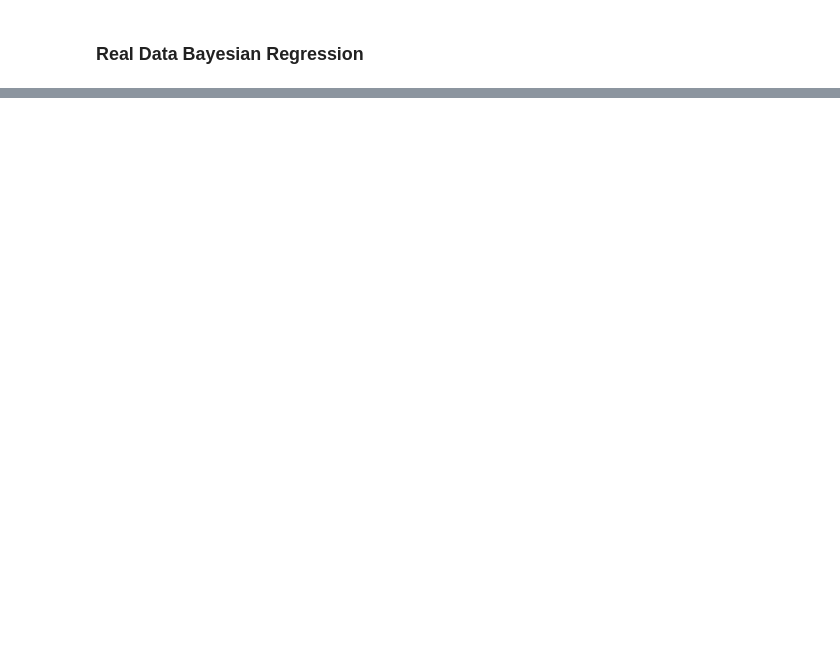
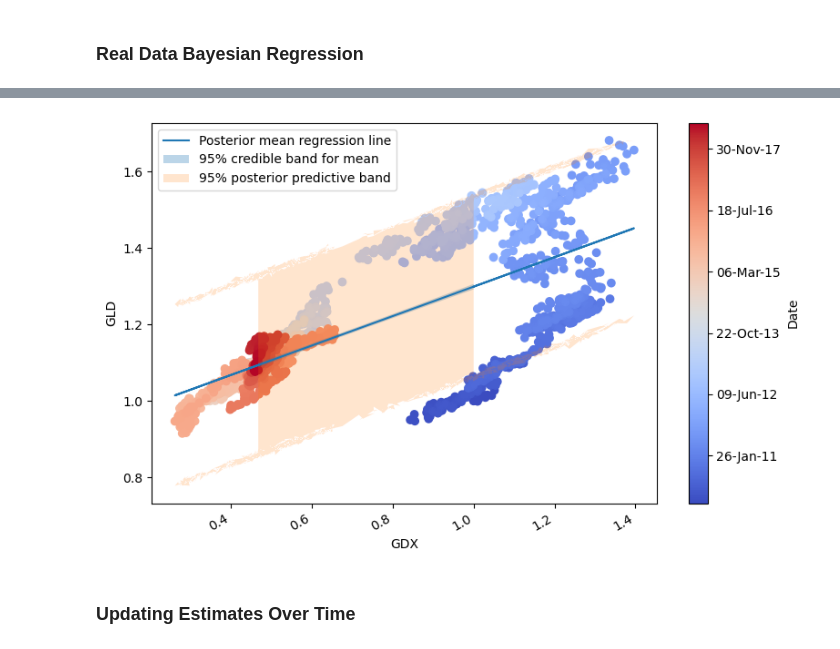
Before and after one commit to giacomoscanavini/quant_finance, a Jupyter notebook: python_for_finance/bayesian_regression.ipynb, the cells around one changed output, grey strips where cells are left out. Drawn from its saved outputs; the diff is of its cells as text; code cells hidden in the pictures; blank space fills up the shorter version.

Commit message:
(NEW) Added bayesian regression on two correlated stocks

```diff
--- a/python_for_finance/bayesian_regression.ipynb
+++ b/python_for_finance/bayesian_regression.ipynb
@@ -149,0 +254,66 @@ plt.show()
+# %%
+posterior_samples = trace["posterior"].to_dataset().stack(sample=("chain", "draw"))
+alpha_samples = posterior_samples["alpha"].values
+beta_samples = posterior_samples["beta"].values
+sigma_samples = posterior_samples["sigma"].values
+# Shape: (n_samples, n_x_points)
+mu_lines = alpha_samples[:, None] + beta_samples[:, None] * x[None, :]
+# Mean regression line
+mu_mean = mu_lines.mean(axis=0)
+# 95% interval for the mean regression line
+# Important: axis=0 means across posterior samples
+mu_hdi = np.quantile(mu_lines, [0.025, 0.975], axis=0).T
+rng = np.random.default_rng(42)
+# Add observation noise sigma
+y_pred_lines = rng.normal(
+    loc=mu_lines,
+    scale=sigma_samples[:, None]
+)
+# 95% posterior predictive interval
+y_pred_hdi = np.quantile(y_pred_lines, [0.025, 0.975], axis=0).T
+
+
+x = data['GDX'].values
+y = data['GLD'].values
+
+
+fig, ax = plt.subplots(1, 1, figsize=(8, 5))
+sc = ax.scatter(
+    data["GDX"],
+    data["GLD"],
+    marker="o",
+    c=dates_num,
+    cmap="coolwarm"
+)
+
+ax.plot(x, mu_mean, label="Posterior mean regression line")
+ax.fill_between(
+    x,
+    mu_hdi[:, 0],
+    mu_hdi[:, 1],
+    alpha=0.3,
+    label="95% credible band for mean"
+)
+ax.fill_between(
+    x,
+    y_pred_hdi[:, 0],
+    y_pred_hdi[:, 1],
+    alpha=0.2,
+    label="95% posterior predictive band"
+)
+
+ax.set_xlabel("GDX")
+ax.set_ylabel("GLD")
+# Add colorbar
+cbar = fig.colorbar(sc, ax=ax)
+cbar.set_label("Date")
+# Format colorbar ticks as dates
+cbar.ax.yaxis.set_major_formatter(mdates.DateFormatter("%d-%b-%y"))
+fig.autofmt_xdate()
+plt.legend()
+plt.tight_layout()
+plt.show()
+# %% [output]
+[figure, added]
+# %% [markdown]
+### Updating Estimates Over Time
```
Also changed, not shown: parts of 12 cells of this notebook.
